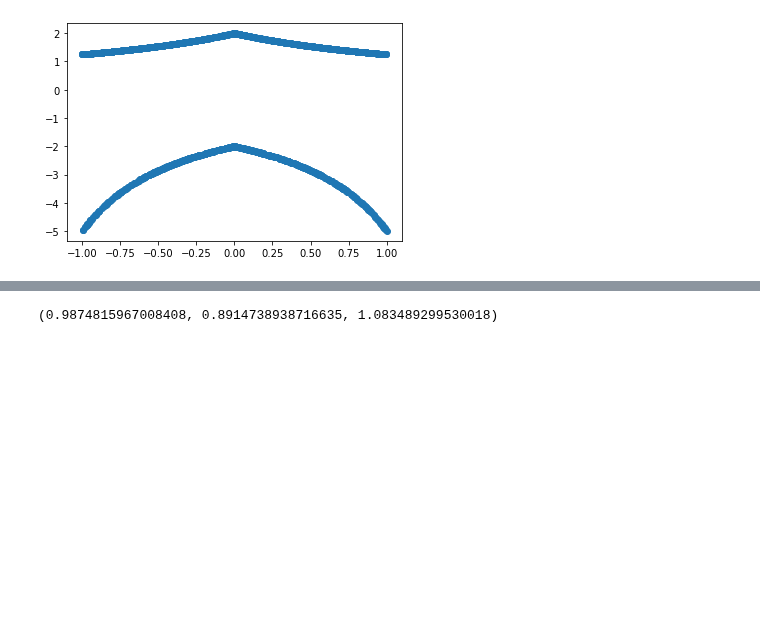
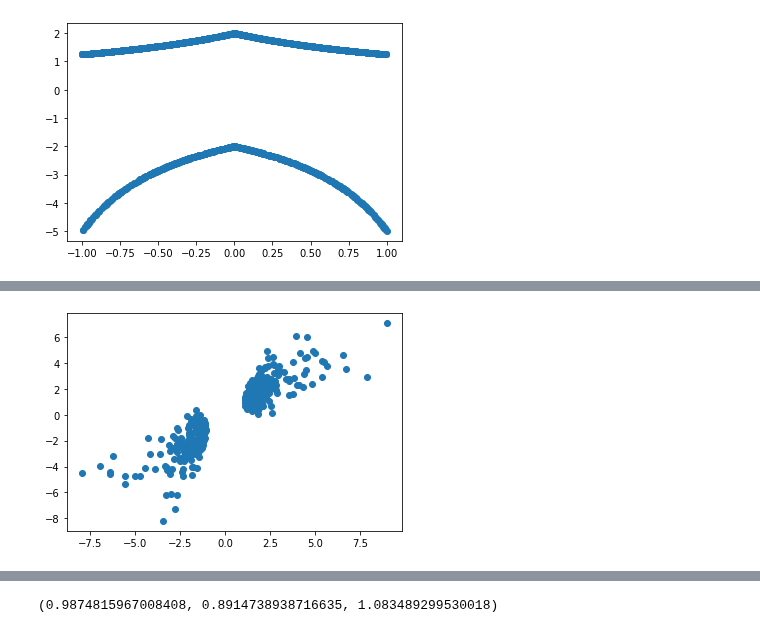
Before and after one commit to syrgkanislab/adversarial_reisz, a Jupyter notebook: LinearAdversarialReisz-local.ipynb, the cells around one changed output, grey strips where cells are left out. Drawn from its saved outputs; the diff is of its cells as text; code cells hidden in the pictures; blank space fills up the shorter version.

```diff
--- a/LinearAdversarialReisz-local.ipynb
+++ b/LinearAdversarialReisz-local.ipynb
@@ -473,6 +489,8 @@ mean_ci(moment_fn(X, est.predict) + a_test * (y - est.predict(X)))
 # %%
-plt.scatter(df['rr'], pred)
+plt.scatter(df['rr'][:500], a_test)
 plt.show()
+# %% [output]
+[figure, added]
 # %%
 plt.scatter(true_reisz(Xtest, true_propensity), a_test)
 plt.show()
```
Also changed, not shown: parts of 6 cells of this notebook, 1 other file.
